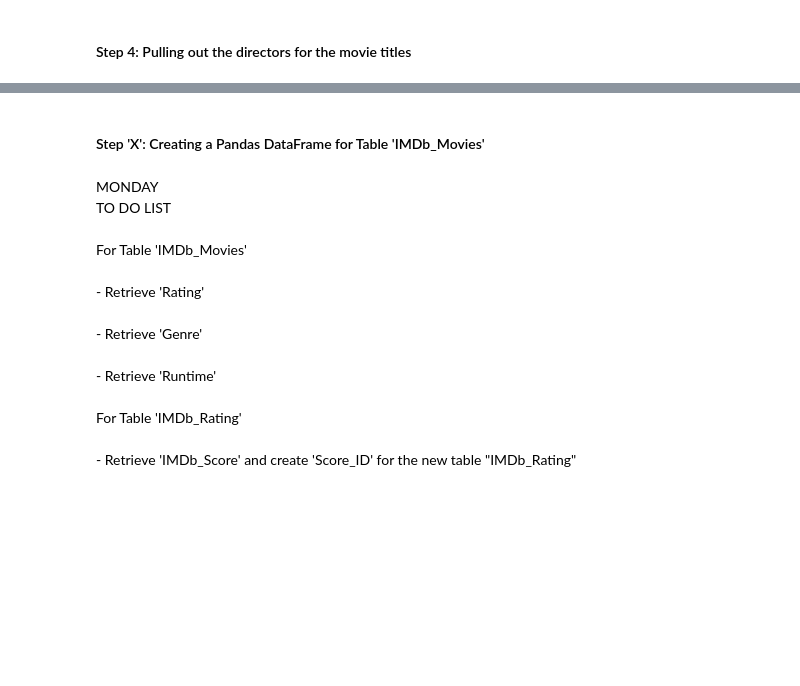
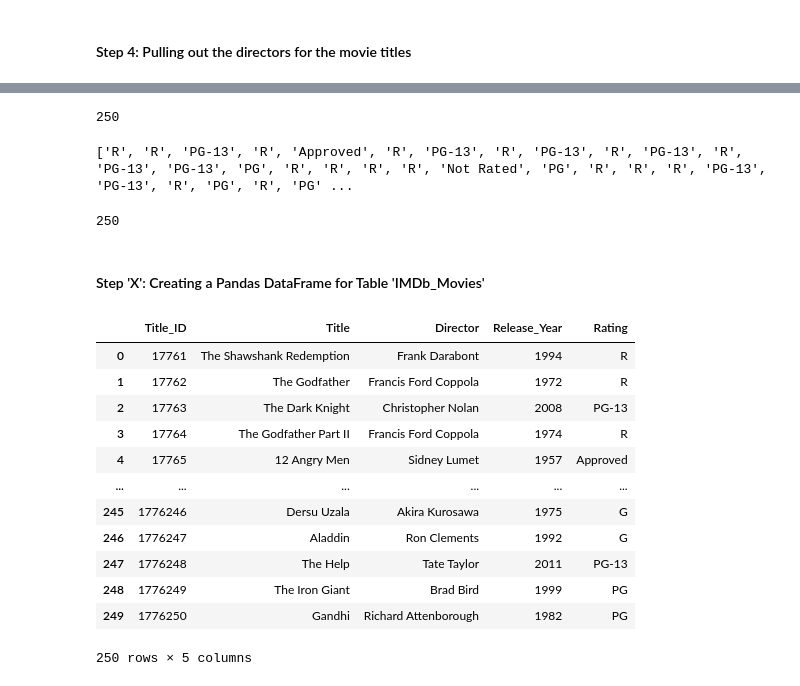
Before and after one commit to HannahSolima/Capstone, a Jupyter notebook: Notebooks/Webscrape_IMDb.ipynb, the cells around one changed output, grey strips where cells are left out. Drawn from its saved outputs; the diff is of its cells as text; code cells hidden in the pictures; blank space fills up the shorter version.

```diff
--- a/Notebooks/Webscrape_IMDb.ipynb
+++ b/Notebooks/Webscrape_IMDb.ipynb
@@ -68,17 +207,52 @@ stripped
+# %%
+len(href)
+# %% [output]
+250
+# %%
+#I need to create a for loop that will enter the 'href' in the corresponding spots and add a number that increases by 1 each time to the established URL
+headers = {
+    'User-Agent': 'Mozilla/5.0 (X11; Ubuntu; Linux x86_64; rv:105.0) Gecko/20100101 Firefox/105.0'
+}
+
+i = 0
+rating = []
+
+
+for x in href:
+    for i in range(1,251):
+        i+=1
+    try:
+        IMDb_soup = BS(requests.get(f'https://www.imdb.com{x}?pf_rd_m=A2FGELUUNOQJNL&pf_rd_p=1a264172-ae11-42e4-8ef7-7fed1973bb8f&pf_rd_r=2PJKZQ0CK19EY9BY16QH&pf_rd_s=center-1&pf_rd_t=15506&pf_rd_i=top&ref_=chttp_tt_{i}', headers = headers).text)
+        rating.append(IMDb_soup.findAll('li', attrs={'role':'presentation'})[4].find('a').text)
+    except:
+        rating.append("null")
+
+print(rating)
+# %% [output]
+['R', 'R', 'PG-13', 'R', 'Approved', 'R', 'PG-13', 'R', 'PG-13', 'R', 'PG-13', 'R', 'PG-13', 'PG-13', 'PG', 'R', 'R', 'R', 'R', 'Not Rated', 'PG', 'R', 'R', 'R', 'PG-13', 'PG-13', 'R', 'PG', 'R', 'PG' ...
+# %%
+len(rating)
+# %% [output]
+250
 # %% [markdown]
 #### Step 'X': Creating a Pandas DataFrame for Table 'IMDb_Movies'
 # %%
-table = {'Title_ID': title_id, 'Title':title, 'Director': stripped, 'Release_Year': release_year1}
+table = {'Title_ID':title_id,'Title':title,'Director':stripped,'Release_Year':release_year1,'Rating':rating}
 
-IMDb_Movies = pd.DataFrame(table, columns=['Title_ID','Title','Director','Release_Year'])
+IMDb_Movies = pd.DataFrame(table, columns=['Title_ID','Title','Director','Release_Year', 'Rating'])
 
 IMDb_Movies
+# %% [output]
+|  | Title_ID | Title | Director | Release_Year | Rating |
+| 0 | 17761 | The Shawshank Redemption | Frank Darabont | 1994 | R |
+| 1 | 17762 | The Godfather | Francis Ford Coppola | 1972 | R |
+| 2 | 17763 | The Dark Knight | Christopher Nolan | 2008 | PG-13 |
+| 3 | 17764 | The Godfather Part II | Francis Ford Coppola | 1974 | R |
+| 4 | 17765 | 12 Angry Men | Sidney Lumet | 1957 | Approved |
+| ... | ... | ... | ... | ... | ... |
+| 245 | 1776246 | Dersu Uzala | Akira Kurosawa | 1975 | G |
+| 246 | 1776247 | Aladdin | Ron Clements | 1992 | G |
+| 247 | 1776248 | The Help | Tate Taylor | 2011 | PG-13 |
+| 248 | 1776249 | The Iron Giant | Brad Bird | 1999 | PG |
+| 249 | 1776250 | Gandhi | Richard Attenborough | 1982 | PG |
+250 rows × 5 columns
-# %% [markdown]
-MONDAY <br>
-TO DO LIST <br>
-    <br> For Table 'IMDb_Movies' <br>
-        <br> - Retrieve 'Rating' <br>
-        <br> - Retrieve 'Genre' <br>
-        <br> - Retrieve 'Runtime' <br>
-    <br> For Table 'IMDb_Rating' <br>
-        <br> - Retrieve 'IMDb_Score' and create 'Score_ID' for the new table "IMDb_Rating" <br>
```
Also changed, not shown: parts of 13 cells of this notebook.
